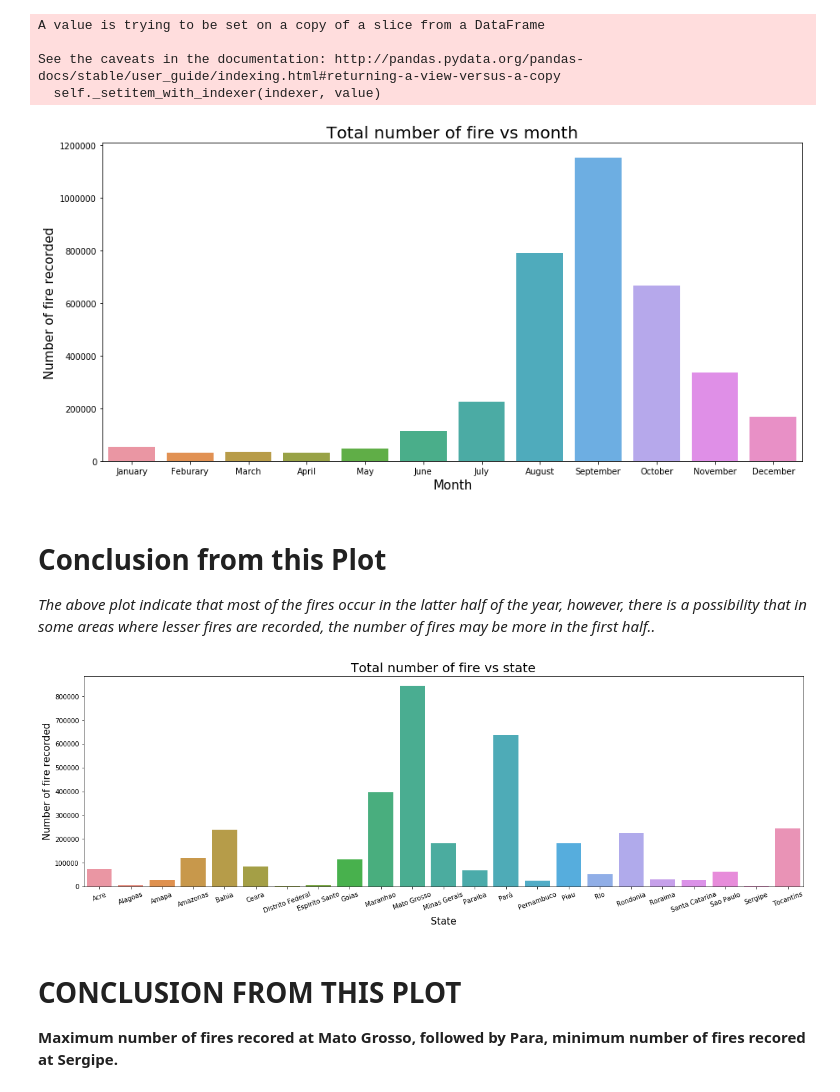
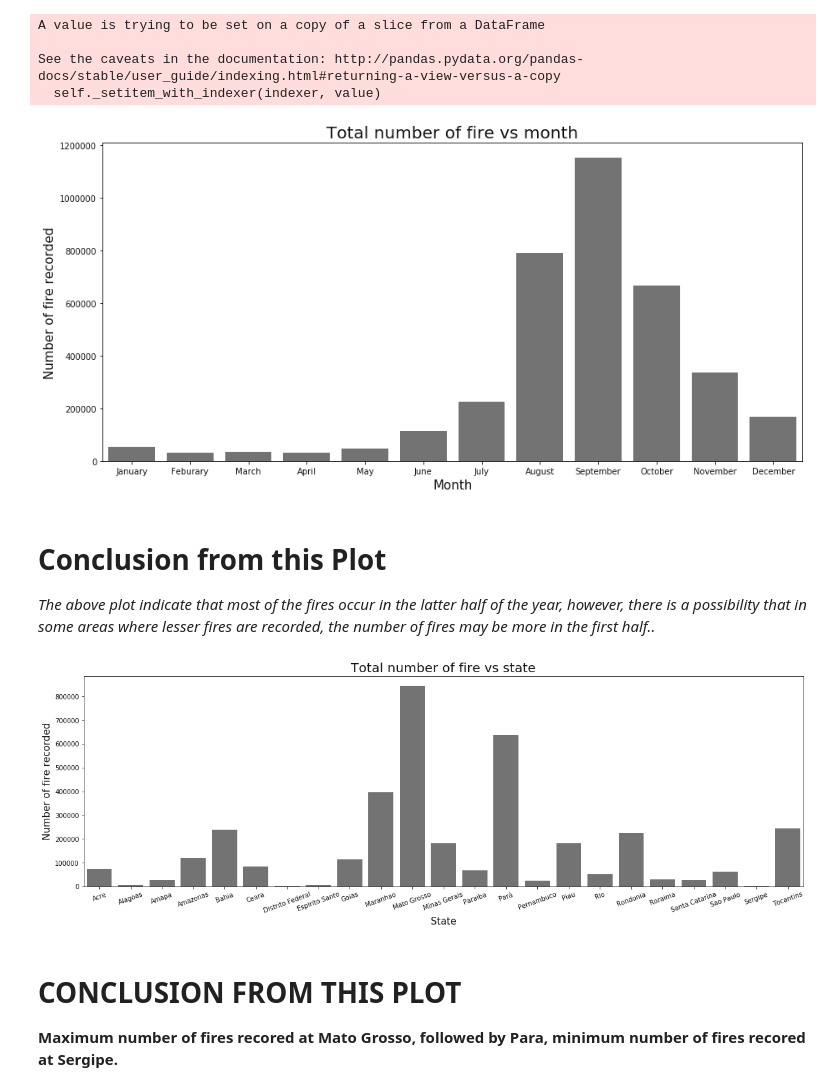
Before and after one commit to jhalani1999/Forest-fire-in-Brazil, a Jupyter notebook: forest_fires_in_brazil.ipynb, the cells around one changed output. Drawn from its saved outputs; the diff is of its cells as text; code cells hidden in the pictures.

```diff
--- a/forest_fires_in_brazil.ipynb
+++ b/forest_fires_in_brazil.ipynb
@@ -34,13 +28,15 @@ See the caveats in the documentation: http://pandas.pydata.org/pandas-docs/stabl
 df_month = dataframe_original.groupby('month',sort=False).sum().reset_index()
 # %%
 plt.figure(figsize=(15,7))
-sns.barplot(x=df_month['month'],y=df_month['number'])
-plt.xlabel('Month', fontsize=15)
-plt.ylabel('Number of fire recorded', fontsize=15)
-plt.title(label="Total number of fire vs month", fontsize=20)
+sns.barplot(x=df_month['month'], y=df_month['number'], color="#737373")
+plt.xticks(color="#121212")
+plt.yticks(color="#121212")
+plt.xlabel('Month', fontsize=15, color="#121212")
+plt.ylabel('Number of fire recorded', fontsize=15, color="#121212")
+plt.title(label="Total number of fire vs month", fontsize=20, color="#121212")
 plt.show()
 # %% [output]
-[figure, old version]
+[figure, new version]
 # %% [markdown]
 # Conclusion from this Plot
 *The above plot indicate that most of the fires occur in the latter half of the year, however, there is a possibility that in some areas where lesser fires are recorded, the number of fires may be more in the first half..*
@@ -50,13 +46,15 @@ sorted_df = df_state.sort_values(['number'])
 # %%
 plt.figure(figsize=(20,6))
 plt.xticks(rotation=20)
-sns.barplot(x=df_state['state'],y=df_state['number'])
-plt.xlabel('State', fontsize=15)
-plt.ylabel('Number of fire recorded', fontsize=15)
-plt.title(label="Total number of fire vs state", fontsize=20)
+sns.barplot(x=df_state['state'], y=df_state['number'], color="#737373")
+plt.xticks(color="#121212")
+plt.yticks(color="#121212")
+plt.xlabel('State', fontsize=15, color="#121212")
+plt.ylabel('Number of fire recorded', fontsize=15, color="#121212")
+plt.title(label="Total number of fire vs state", fontsize=20, color="#121212")
 plt.show()
 # %% [output]
-[figure, old version]
+[figure, new version]
 # %% [markdown]
 # CONCLUSION FROM THIS PLOT
 **Maximum number of fires recored at Mato Grosso, followed by Para, minimum number of fires recored at Sergipe.**
```
Also changed, not shown: parts of 10 cells of this notebook.
